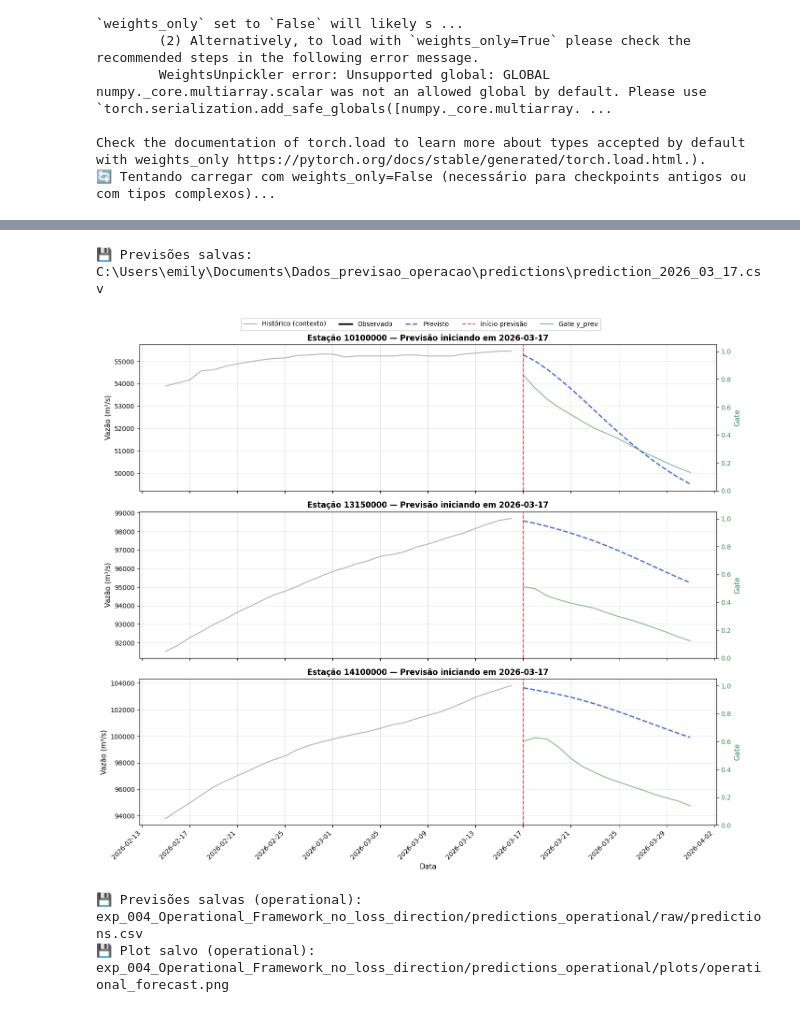
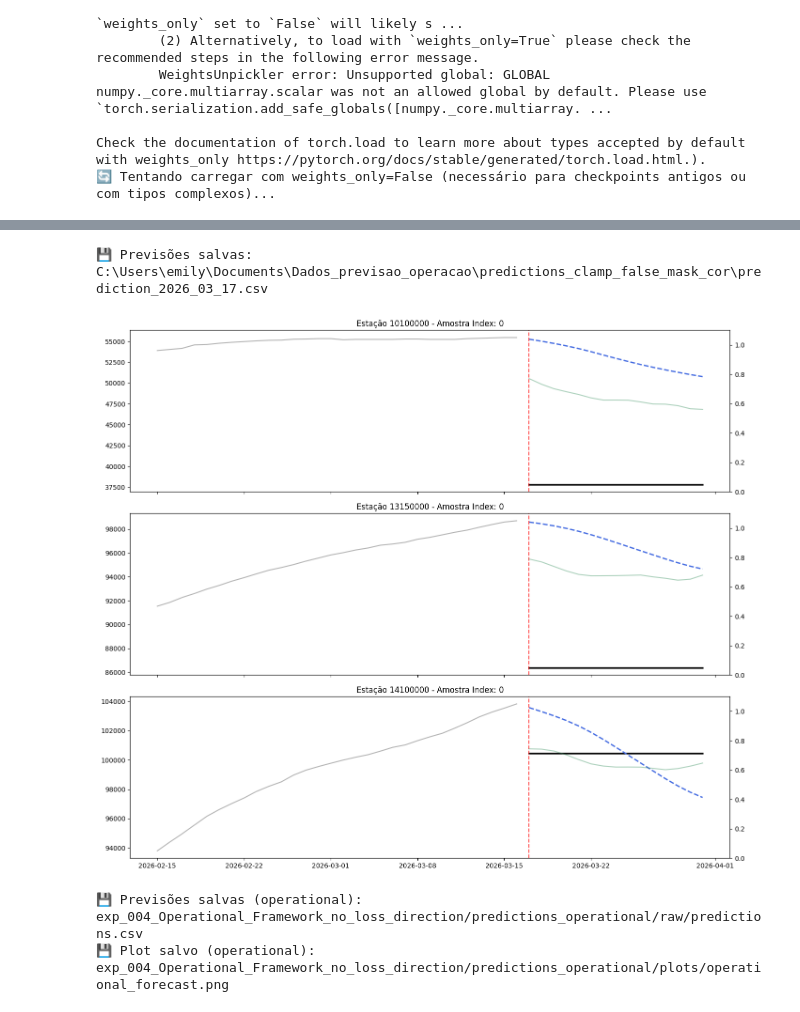
Before and after one commit to emilyamn/LSTM_Model_Amazon_Basins, a Jupyter notebook: notebooks/04_predicting_with_model_inference.ipynb, the cells around one changed output, grey strips where cells are left out. Cells and saved outputs as stored; diff of their text form; code cells hidden in the pictures.

Commit message:
Improving model performance 2

```diff
--- a/notebooks/04_predicting_with_model_inference.ipynb
+++ b/notebooks/04_predicting_with_model_inference.ipynb
@@ -271,0 +274,6 @@ print("\n✅ Todas as derivadas preenchidas!")
+# %%
+'''# Selecionar colunas que contêm 'precipitation' no nome
+precipitation_cols = [col for col in combined_df.columns if 'precipitation' in col]
+
+# Zerar os valores dessas colunas
+combined_df[precipitation_cols] = 0'''
@@ -272,7 +282,7 @@ print("\n✅ Todas as derivadas preenchidas!")
 # %% [markdown]
 ### Importação do Modelo e Criação do Dataset
 # %%
-MODELS_DIR = root_folder / "models/modelo_hidrologico_to_operational_version_no_dirloss.pth"
+MODELS_DIR = root_folder / "models/modelo_correction_mask_dataset.pth"
 
 # Configuração
 DEVICE = "cuda" if torch.cuda.is_available() else "cpu"
@@ -310,7 +320,8 @@ ds_inference = create_dataset_for_inference(
     api_k_list=api_k_list,
     static_keys=static_keys,
     reference_dates=reference_dates,
-    forcings="P"
+    forcings="P",
+    meta=meta
 )
 
 # Copiar scalers de dP_obs_dt para dP_forecast_dt
@@ -359,6 +370,15 @@ if not torch.isnan(sample.encoder_dyn).any():
         collate_fn=custom_collate_fn
     )
 
+### teste
+    first_batch = next(iter(dl_inference))
+    print("encoder_dyn min/max:", first_batch.encoder_dyn.min().item(), first_batch.encoder_dyn.max().item())
+    print("baseline_last:", first_batch.baseline_last)
+    print("decoder_dyn min/max:", first_batch.decoder_dyn.min().item(), first_batch.decoder_dyn.max().item())
+
+    #model.gate_max = 0.35
+    #model.gate_min = 0.0
+
     preds, obs, baseline, g_seq, dates, _ = predict_autoregressive(
         model=model,
         loader=dl_inference,
@@ -367,7 +387,7 @@ if not torch.isnan(sample.encoder_dyn).any():
         scalers=meta["flow_scalers"],
         stations=stations,
         clamp_non_negative=True,
-        device=DEVICE
+        device=DEVICE,
     )
 
     print(f"\n🎉 SUCESSO!")
@@ -408,26 +523,25 @@ df_preds = convert_predictions_to_df(
     preds=preds,
     reference_dates=reference_dates,
     stations=stations,
-    save_path=r"C:\Users\emily\Documents\Dados_previsao_operacao\predictions"
+    save_path=r"C:\Users\emily\Documents\Dados_previsao_operacao\predictions_clamp_false_mask_cor"
 )
 # %% [output]
-💾 Previsões salvas: C:\Users\emily\Documents\Dados_previsao_operacao\predictions\prediction_2026_03_17.csv
+💾 Previsões salvas: C:\Users\emily\Documents\Dados_previsao_operacao\predictions_clamp_false_mask_cor\prediction_2026_03_17.csv
 # %%
 figs = plot_predictions_with_context(
     preds=preds,
     obs=obs,
     stations=meta["stations"],
     df=combined_df,
     forecast_dates=dates,
     n_samples=1,
     context_days=30,
     baseline_last=None,
     g_seq=g_seq,
-    return_fig=True,
     show=True # Exibe
 )
 # %% [output]
-[figure, old version]
+[figure, new version]
 # %%
 # Salvar previsões operacionais
 save_predictions(
```
Also changed, not shown: parts of 6 cells of this notebook, 12 other files.
